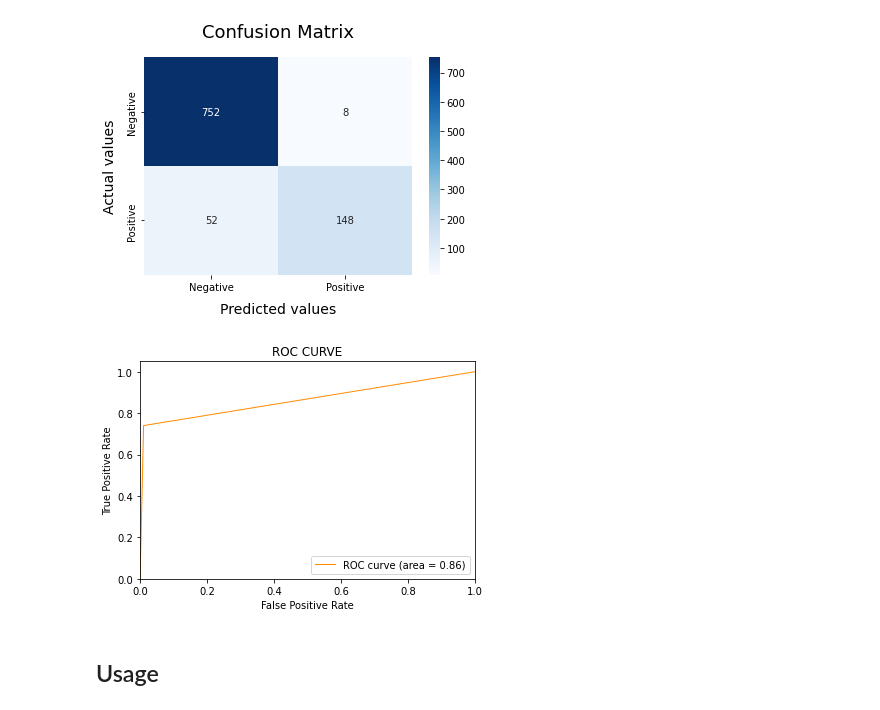
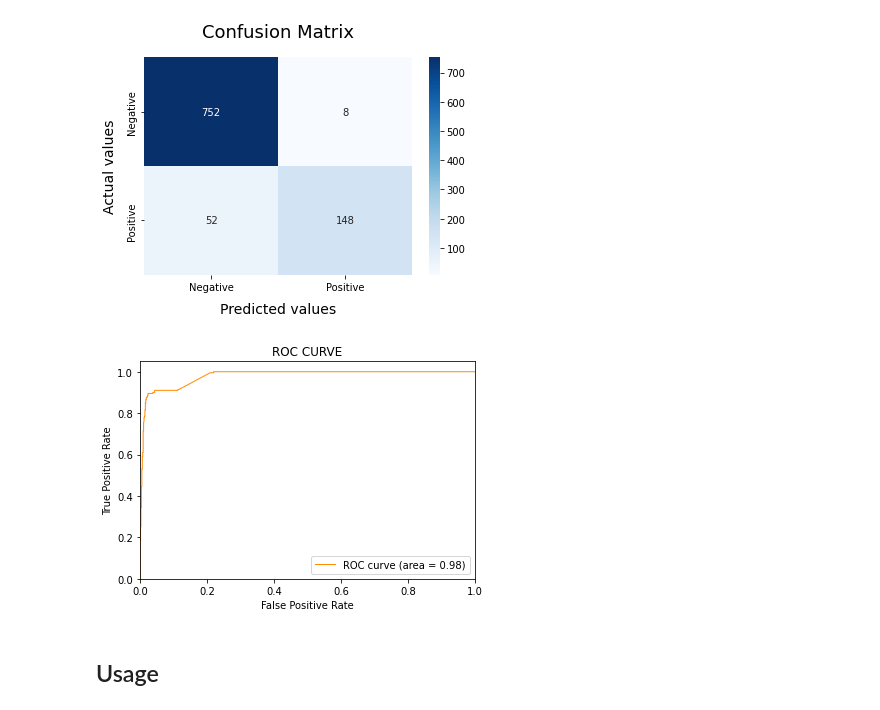
Before and after one commit to ThomasGUICHARD/DataMiningForBigDataProject, a Jupyter notebook: test.ipynb, the cells around one changed output. Saved outputs shown, nothing was run; the diff lists cells and outputs as text; code cells hidden in the pictures.

Commit message:
fix roc and prediction

```diff
--- a/test.ipynb
+++ b/test.ipynb
@@ -153,6 +153,7 @@ classifier.fit(X_train, y_train)
 # %% [output]
 RandomForestClassifier(n_estimators=1000, random_state=0)
 # %%
-y_pred = classifier.predict(X_test)
+y_pred = classifier.predict_proba(X_test)
+y_pred_bool = classifier.predict(X_test)
 # %%
 
@@ -184,22 +185,22 @@ plt.savefig("big_data_project/cmatrix.png")
 # %% [output]
 [figure]
 # %%
-fpr, tpr, thresholds = roc_curve(y_test, y_pred)
+fpr, tpr, thresholds = roc_curve(y_test, [pos for neg, pos in y_pred])
 
 roc_auc = auc(fpr, tpr)
 
 plt.figure()
 plt.plot(fpr, tpr, color='darkorange', lw=1,
          label='ROC curve (area = %0.2f)' % roc_auc)
 plt.xlim([0.0, 1.0])
 plt.ylim([0.0, 1.05])
 plt.xlabel('False Positive Rate')
 plt.ylabel('True Positive Rate')
 plt.title('ROC CURVE')
 plt.legend(loc="lower right")
 plt.savefig("big_data_project/roc.png")
 # %% [output]
-[figure, old version]
+[figure, new version]
 # %% [markdown]
 ## Usage
 # %%
```
Also changed, not shown: parts of 4 cells of this notebook.
